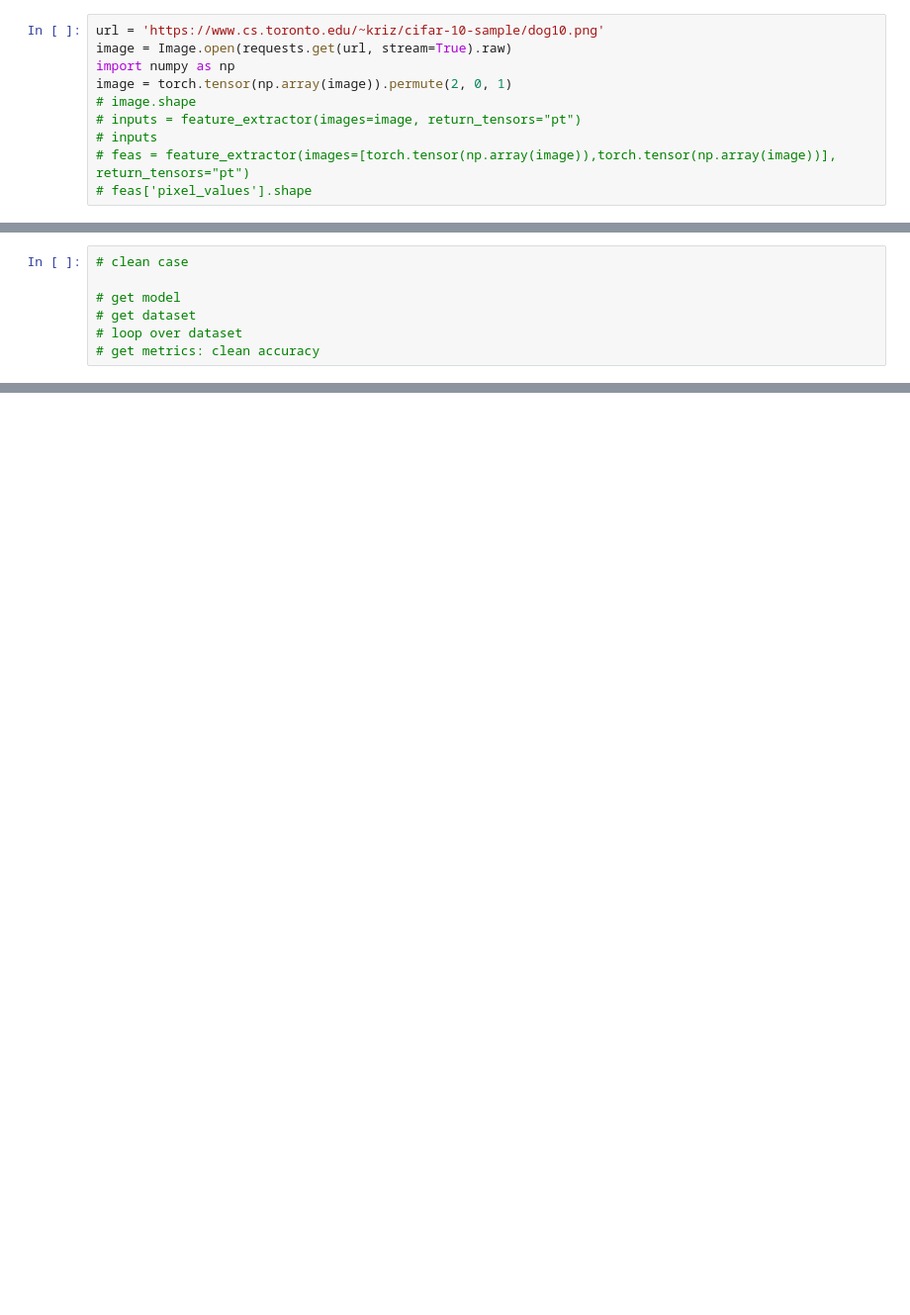
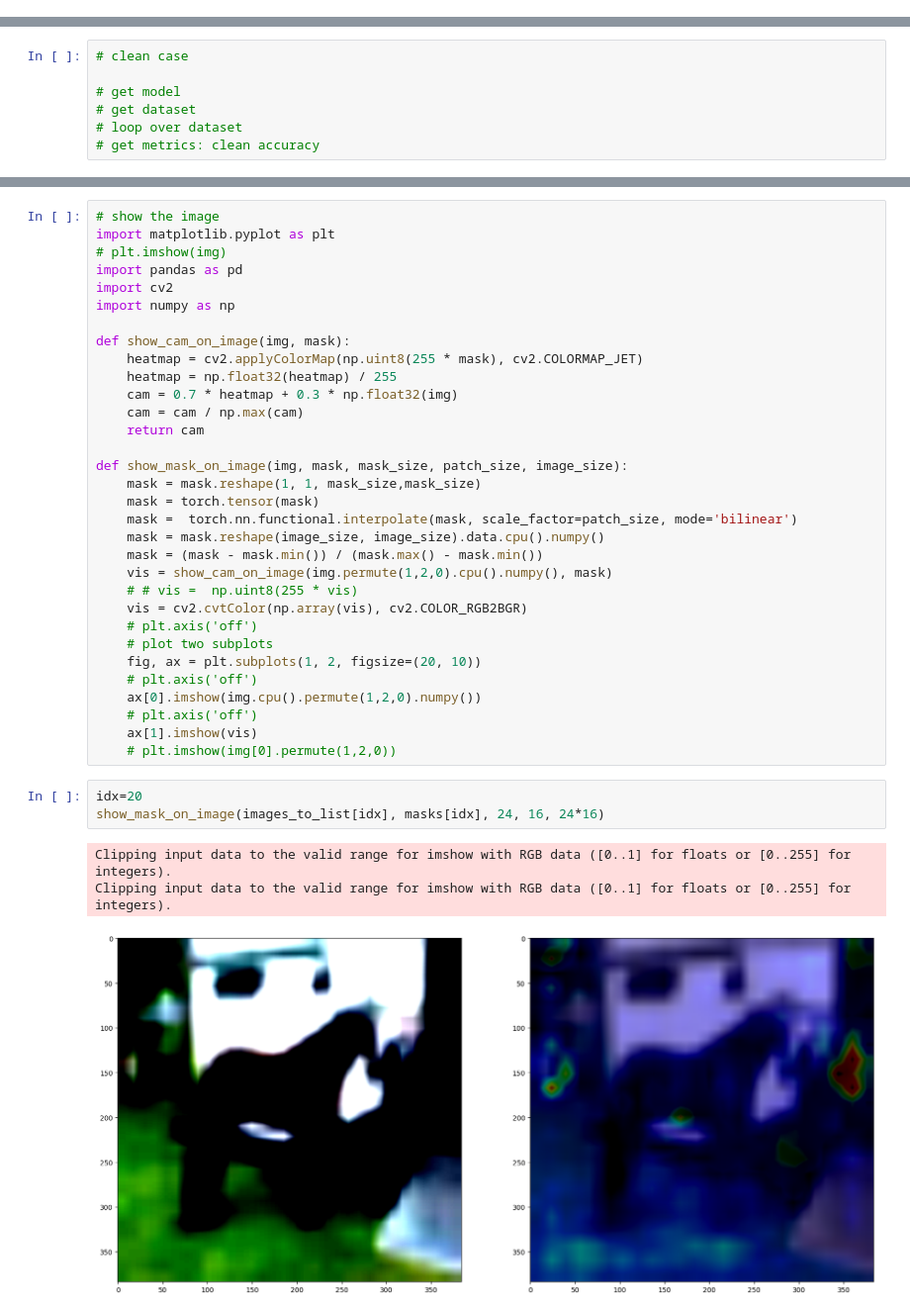
Before and after one commit to liuyixin-louis/vit-explain, a Jupyter notebook: main.ipynb, the cells around one changed output, grey strips where cells are left out. Shown at 99% size. Drawn from its saved outputs; the diff is of its cells as text; blank space fills up the shorter version.

```diff
--- a/main.ipynb
+++ b/main.ipynb
@@ -77,13 +53,3 @@ from ut import *
-# %%
-url = 'https://www.cs.toronto.edu/~kriz/cifar-10-sample/dog10.png'
-image = Image.open(requests.get(url, stream=True).raw)
-import numpy as np
-image = torch.tensor(np.array(image)).permute(2, 0, 1)
-# image.shape
-# inputs = feature_extractor(images=image, return_tensors="pt")
-# inputs
-# feas = feature_extractor(images=[torch.tensor(np.array(image)),torch.tensor(np.array(image))], return_tensors="pt")
-# feas['pixel_values'].shape
 # %%
 
 # Loss is CE
@@ -185,0 +336,39 @@ acc = 100.*correct/total
+# %%
+# show the image
+import matplotlib.pyplot as plt
+# plt.imshow(img)
+import pandas as pd
+import cv2
+import numpy as np
+
+def show_cam_on_image(img, mask):
+    heatmap = cv2.applyColorMap(np.uint8(255 * mask), cv2.COLORMAP_JET)
+    heatmap = np.float32(heatmap) / 255
+    cam = 0.7 * heatmap + 0.3 * np.float32(img)
+    cam = cam / np.max(cam)
+    return cam
+
+def show_mask_on_image(img, mask, mask_size, patch_size, image_size):
+    mask = mask.reshape(1, 1, mask_size,mask_size)
+    mask = torch.tensor(mask)
+    mask =  torch.nn.functional.interpolate(mask, scale_factor=patch_size, mode='bilinear')
+    mask = mask.reshape(image_size, image_size).data.cpu().numpy()
+    mask = (mask - mask.min()) / (mask.max() - mask.min())
+    vis = show_cam_on_image(img.permute(1,2,0).cpu().numpy(), mask)
+    # # vis =  np.uint8(255 * vis)
+    vis = cv2.cvtColor(np.array(vis), cv2.COLOR_RGB2BGR)
+    # plt.axis('off')
+    # plot two subplots
+    fig, ax = plt.subplots(1, 2, figsize=(20, 10))
+    # plt.axis('off')
+    ax[0].imshow(img.cpu().permute(1,2,0).numpy())
+    # plt.axis('off')
+    ax[1].imshow(vis)
+    # plt.imshow(img[0].permute(1,2,0))
+# %%
+idx=20
+show_mask_on_image(images_to_list[idx], masks[idx], 24, 16, 24*16)
+# %% [output]
+Clipping input data to the valid range for imshow with RGB data ([0..1] for floats or [0..255] for integers).
+Clipping input data to the valid range for imshow with RGB data ([0..1] for floats or [0..255] for integers).
+[figure, added]
```
Also changed, not shown: parts of 13 cells of this notebook, 1 other file.
